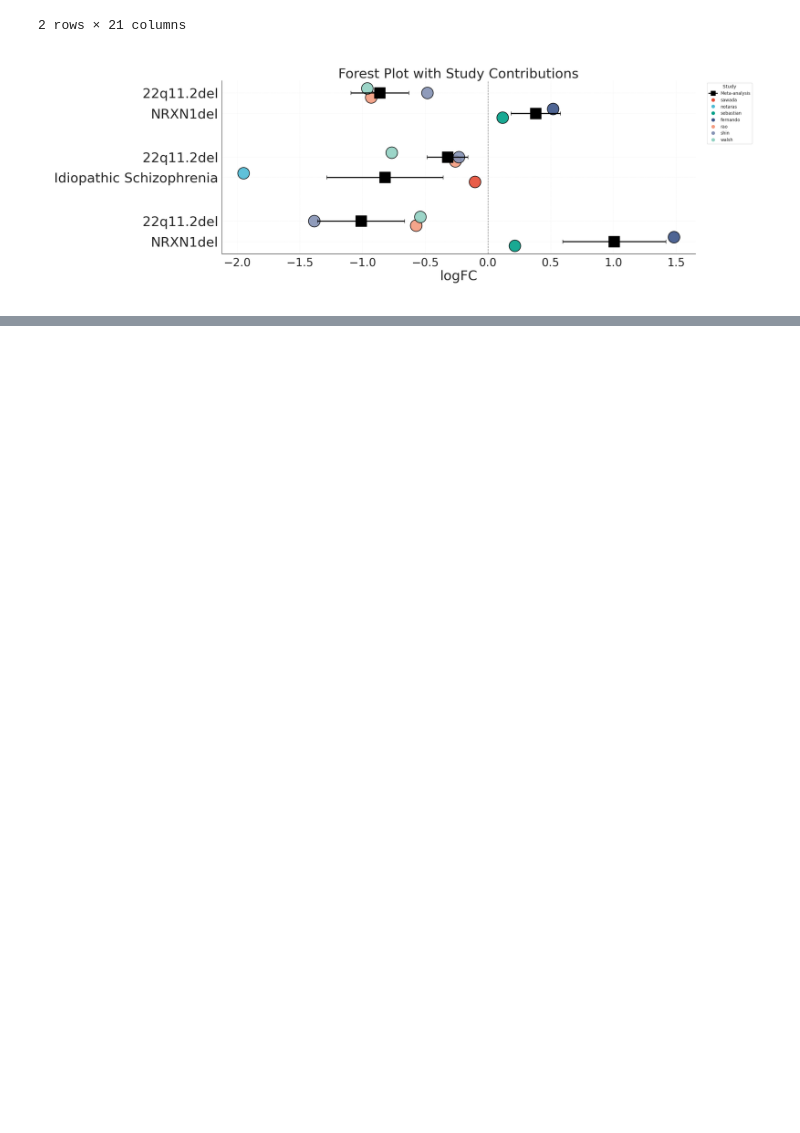
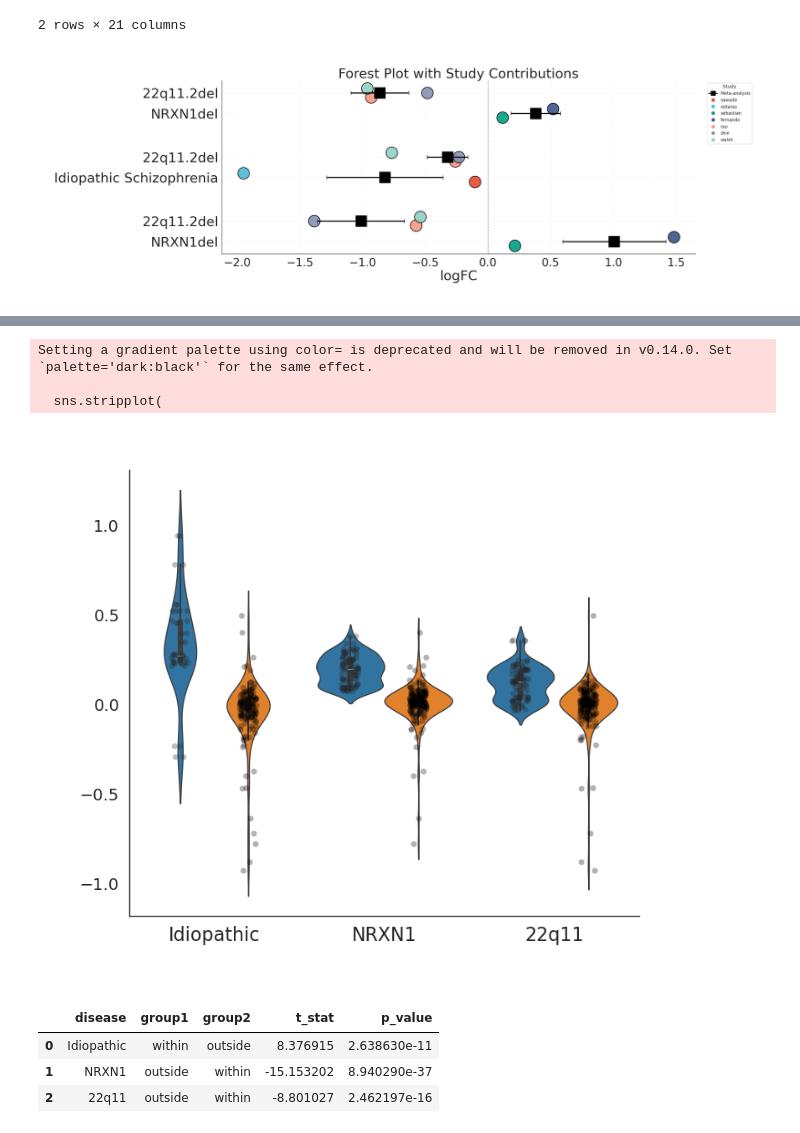
Before and after one commit to deepak-kaji/schizophrenia_organoid_convergence, a Jupyter notebook: Figures/Figure_4-Shared_Divergent.ipynb, the cells around one changed output, grey strips where cells are left out. Saved outputs shown, nothing was run; the diff lists cells and outputs as text; code cells hidden in the pictures; blank space fills up the shorter version.

```diff
--- a/Figures/Figure_4-Shared_Divergent.ipynb
+++ b/Figures/Figure_4-Shared_Divergent.ipynb
@@ -1455,0 +1559,80 @@ plt.show()
+# %%
+plt.figure(figsize=(7, 6))
+
+sns.set_style("white")  # despine-friendly style
+
+ax = sns.violinplot(
+    data=plot_df,
+    x='disease',
+    y='correlation',
+    hue='comparison'
+)
+
+sns.stripplot(
+    data=plot_df,
+    x='disease',
+    y='correlation',
+    hue='comparison',
+    dodge=True,
+    alpha=0.3,
+    color='black'
+)
+
+# remove duplicate legend
+ax.legend_.remove()
+
+# despine
+sns.despine()
+
+# remove axis labels
+ax.set_xlabel('')
+ax.set_ylabel('')
+
+# control tick label font sizes
+ax.tick_params(axis='x', labelsize=16)
+ax.tick_params(axis='y', labelsize=14)
+
+
+plt.savefig("/home/deepak/datasets/scz_meta_analysis/panels/Fig_4_disease_celltype_violins.svg", dpi=500, bbox_inches='tight')
+plt.tight_layout()
+# %% [output]
+Setting a gradient palette using color= is deprecated and will be removed in v0.14.0. Set `palette='dark:black'` for the same effect.
+
+  sns.stripplot(
+[figure, added]
+# %%
+from scipy.stats import ttest_ind
+
+# run t-tests within each disease
+results = []
+
+for disease in plot_df['disease'].unique():
+
+    sub = plot_df[plot_df['disease'] == disease]
+
+    groups = sub['comparison'].unique()
+
+    if len(groups) != 2:
+        continue
+
+    g1 = sub[sub['comparison'] == groups[0]]['correlation']
+    g2 = sub[sub['comparison'] == groups[1]]['correlation']
+
+    stat, pval = ttest_ind(g1, g2, equal_var=False)  # Welch t-test
+
+    results.append({
+        'disease': disease,
+        'group1': groups[0],
+        'group2': groups[1],
+        't_stat': stat,
+        'p_value': pval
+    })
+
+results_df = pd.DataFrame(results)
+
+results_df
+# %% [output]
+|  | disease | group1 | group2 | t_stat | p_value |
+| 0 | Idiopathic | within | outside | 8.376915 | 2.638630e-11 |
+| 1 | NRXN1 | outside | within | -15.153202 | 8.940290e-37 |
+| 2 | 22q11 | outside | within | -8.801027 | 2.462197e-16 |
```
Also changed, not shown: parts of 11 cells of this notebook, 5 other files.
